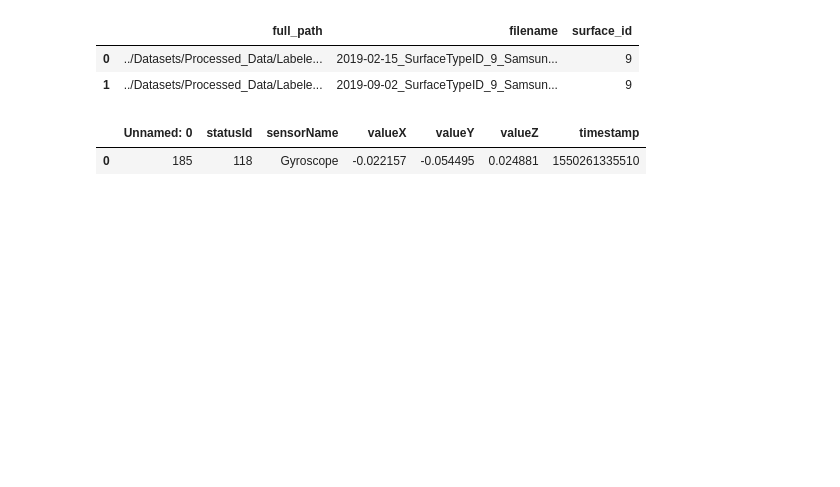
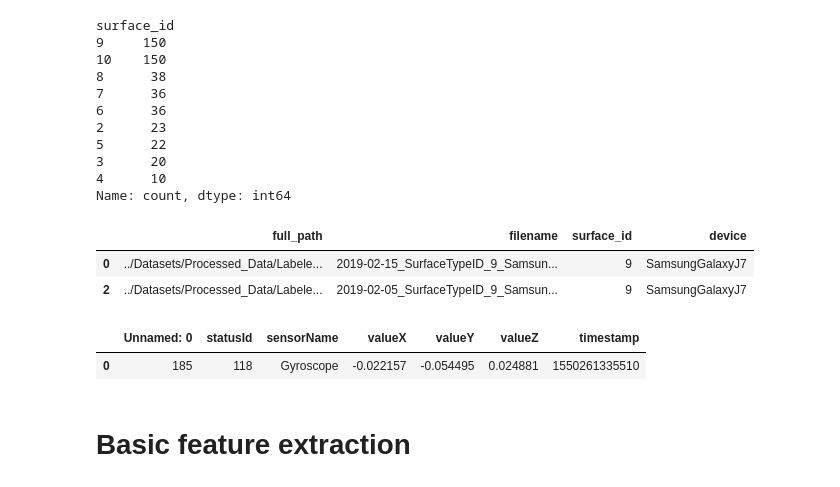
Before and after one commit to MU-Smart/RollingWheels, a Jupyter notebook: Notebooks/FetureExtractor.ipynb, the cells around one changed output. Drawn from its saved outputs; the diff is of its cells as text; code cells hidden in the pictures; blank space fills up the shorter version.

```diff
--- a/Notebooks/FetureExtractor.ipynb
+++ b/Notebooks/FetureExtractor.ipynb
@@ -14,23 +14,38 @@ import scipy.stats as stats
 # %%
 def extract_surface_type_id(path):
     match = re.search(r'SurfaceTypeID_(\d+)', path)
     return int(match.group(1)) if match else None
 
 data_dir = "../Datasets/Processed_Data/Labeled_Data_Without_GPS"
 file_paths = glob.glob(os.path.join(data_dir, "**", "*.csv"), recursive=True)
 
 files_df = pd.DataFrame({
     "full_path": file_paths,
     "filename": [os.path.basename(p) for p in file_paths],
 })
 
 files_df["surface_id"] = files_df["full_path"].apply(extract_surface_type_id)
+files_df["device"] = files_df["filename"].apply(lambda x: x.split('_')[3])
+files_df = files_df[files_df["device"] == "SamsungGalaxyJ7"]
+
+print(files_df["surface_id"].value_counts())
 
 files_df.head(2)
 # %% [output]
+surface_id
+9     150
+10    150
+8      38
+7      36
+6      36
+2      23
+5      22
+3      20
+4      10
+Name: count, dtype: int64
-|  | full_path | filename | surface_id |
-| 0 | ../Datasets/Processed_Data/Labele... | 2019-02-15_SurfaceTypeID_9_Samsun... | 9 |
-| 1 | ../Datasets/Processed_Data/Labele... | 2019-09-02_SurfaceTypeID_9_Samsun... | 9 |
+|  | full_path | filename | surface_id | device |
+| 0 | ../Datasets/Processed_Data/Labele... | 2019-02-15_SurfaceTypeID_9_Samsun... | 9 | SamsungGalaxyJ7 |
+| 2 | ../Datasets/Processed_Data/Labele... | 2019-02-05_SurfaceTypeID_9_Samsun... | 9 | SamsungGalaxyJ7 |
 # %%
 first_file = files_df.iloc[0]['full_path']
 df_first = pd.read_csv(first_file)
@@ -38,6 +53,8 @@ df_first.head(1)
 # %% [output]
 |  | Unnamed: 0 | statusId | sensorName | valueX | valueY | valueZ | timestamp |
 | 0 | 185 | 118 | Gyroscope | -0.022157 | -0.054495 | 0.024881 | 1550261335510 |
+# %% [markdown]
+# Basic feature extraction
 # %%
 
 # Feature extraction code goes here (not shown in the provided snippets)
```
Also changed, not shown: parts of 11 cells of this notebook, 14 other files.
